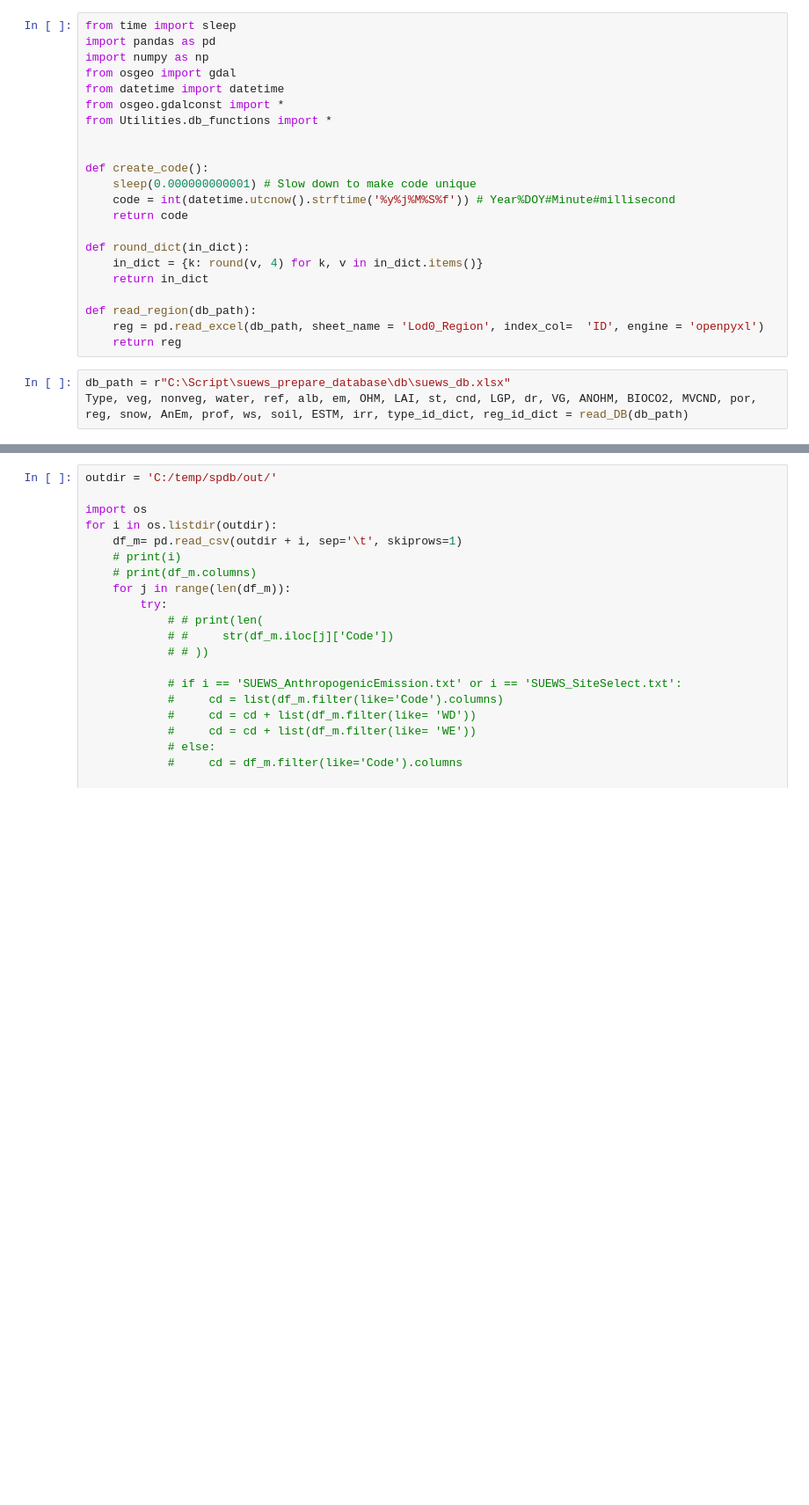
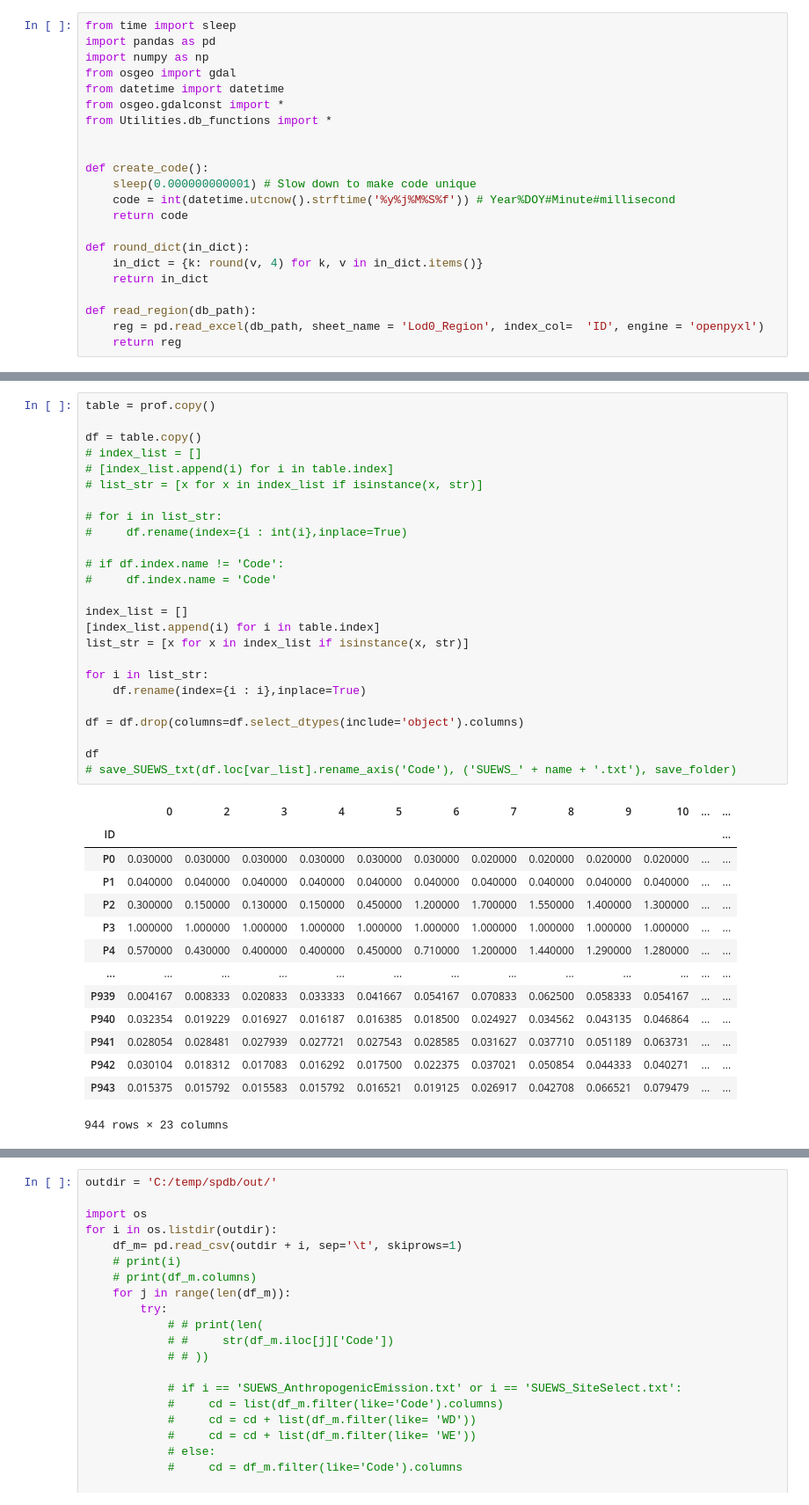
Before and after one commit to gusbacos/suews_prepare_database, a Jupyter notebook: Untitled-1.ipynb, the cells around one changed output, grey strips where cells are left out. Shown at 88% size. Saved outputs shown, nothing was run; the diff lists cells and outputs as text; blank space fills up the shorter version.

```diff
--- a/Untitled-1.ipynb
+++ b/Untitled-1.ipynb
@@ -20,6 +20,3 @@ def round_dict(in_dict):
 def read_region(db_path):
     reg = pd.read_excel(db_path, sheet_name = 'Lod0_Region', index_col=  'ID', engine = 'openpyxl')
     return reg
-# %%
-db_path = r"C:\Script\suews_prepare_database\db\suews_db.xlsx"
-Type, veg, nonveg, water, ref, alb, em, OHM, LAI, st, cnd, LGP, dr, VG, ANOHM, BIOCO2, MVCND, por, reg, snow, AnEm, prof, ws, soil, ESTM, irr, type_id_dict, reg_id_dict = read_DB(db_path)
@@ -37,0 +189,40 @@ veg
+# %%
+table = prof.copy()
+
+df = table.copy()
+# index_list = []
+# [index_list.append(i) for i in table.index]
+# list_str = [x for x in index_list if isinstance(x, str)]
+
+# for i in list_str:
+#     df.rename(index={i : int(i},inplace=True)
+
+# if df.index.name != 'Code':
+#     df.index.name = 'Code'
+
+index_list = []
+[index_list.append(i) for i in table.index]
+list_str = [x for x in index_list if isinstance(x, str)]
+
+for i in list_str:
+    df.rename(index={i : i},inplace=True)
+
+df = df.drop(columns=df.select_dtypes(include='object').columns)
+
+df
+# save_SUEWS_txt(df.loc[var_list].rename_axis('Code'), ('SUEWS_' + name + '.txt'), save_folder)
+# %% [output]
+|  | 0 | 2 | 3 | 4 | 5 | 6 | 7 | 8 | 9 | 10 | ... | ... |
+| ID |  |  |  |  |  |  |  |  |  |  |  | ... |
+| P0 | 0.030000 | 0.030000 | 0.030000 | 0.030000 | 0.030000 | 0.030000 | 0.020000 | 0.020000 | 0.020000 | 0.020000 | ... | ... |
+| P1 | 0.040000 | 0.040000 | 0.040000 | 0.040000 | 0.040000 | 0.040000 | 0.040000 | 0.040000 | 0.040000 | 0.040000 | ... | ... |
+| P2 | 0.300000 | 0.150000 | 0.130000 | 0.150000 | 0.450000 | 1.200000 | 1.700000 | 1.550000 | 1.400000 | 1.300000 | ... | ... |
+| P3 | 1.000000 | 1.000000 | 1.000000 | 1.000000 | 1.000000 | 1.000000 | 1.000000 | 1.000000 | 1.000000 | 1.000000 | ... | ... |
+| P4 | 0.570000 | 0.430000 | 0.400000 | 0.400000 | 0.450000 | 0.710000 | 1.200000 | 1.440000 | 1.290000 | 1.280000 | ... | ... |
+| ... | ... | ... | ... | ... | ... | ... | ... | ... | ... | ... | ... | ... |
+| P939 | 0.004167 | 0.008333 | 0.020833 | 0.033333 | 0.041667 | 0.054167 | 0.070833 | 0.062500 | 0.058333 | 0.054167 | ... | ... |
+| P940 | 0.032354 | 0.019229 | 0.016927 | 0.016187 | 0.016385 | 0.018500 | 0.024927 | 0.034562 | 0.043135 | 0.046864 | ... | ... |
+| P941 | 0.028054 | 0.028481 | 0.027939 | 0.027721 | 0.027543 | 0.028585 | 0.031627 | 0.037710 | 0.051189 | 0.063731 | ... | ... |
+| P942 | 0.030104 | 0.018312 | 0.017083 | 0.016292 | 0.017500 | 0.022375 | 0.037021 | 0.050854 | 0.044333 | 0.040271 | ... | ... |
+| P943 | 0.015375 | 0.015792 | 0.015583 | 0.015792 | 0.016521 | 0.019125 | 0.026917 | 0.042708 | 0.066521 | 0.079479 | ... | ... |
+944 rows × 23 columns
```
Also changed, not shown: parts of 63 cells of this notebook, 55 other files.
